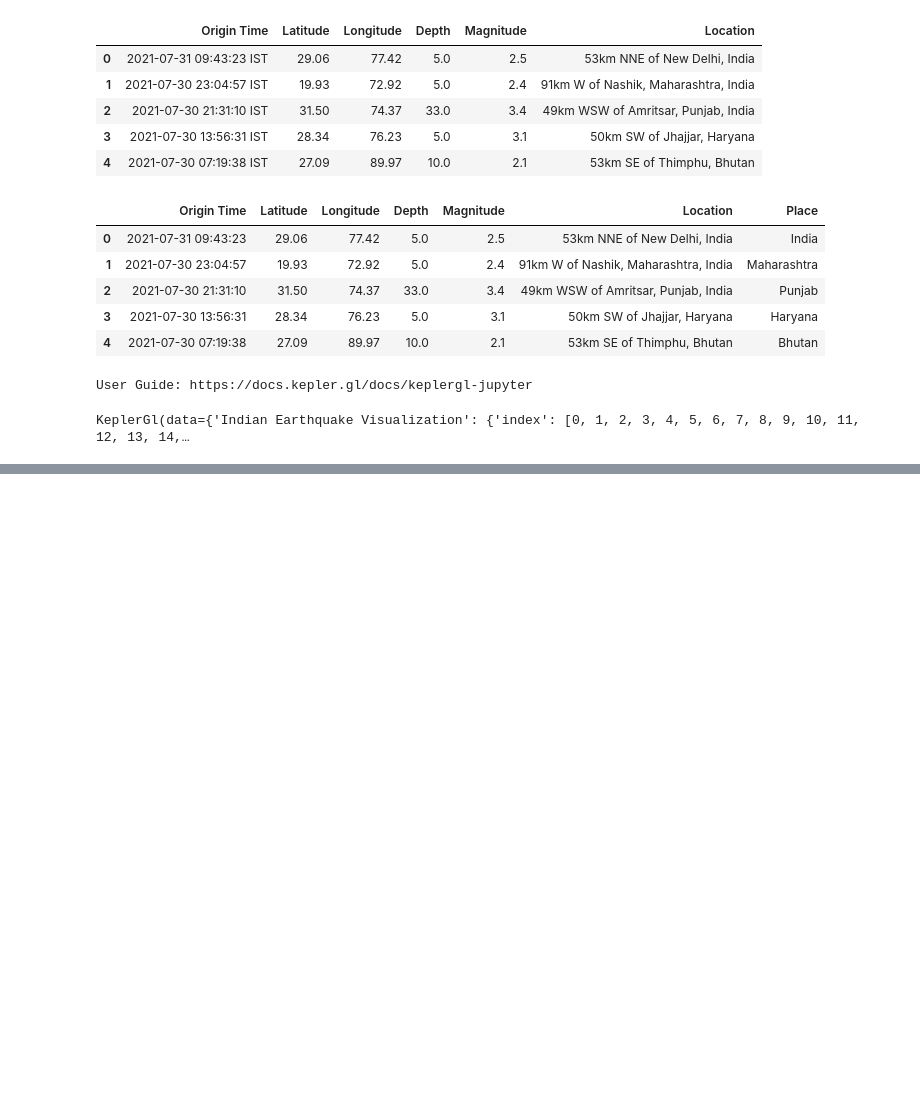
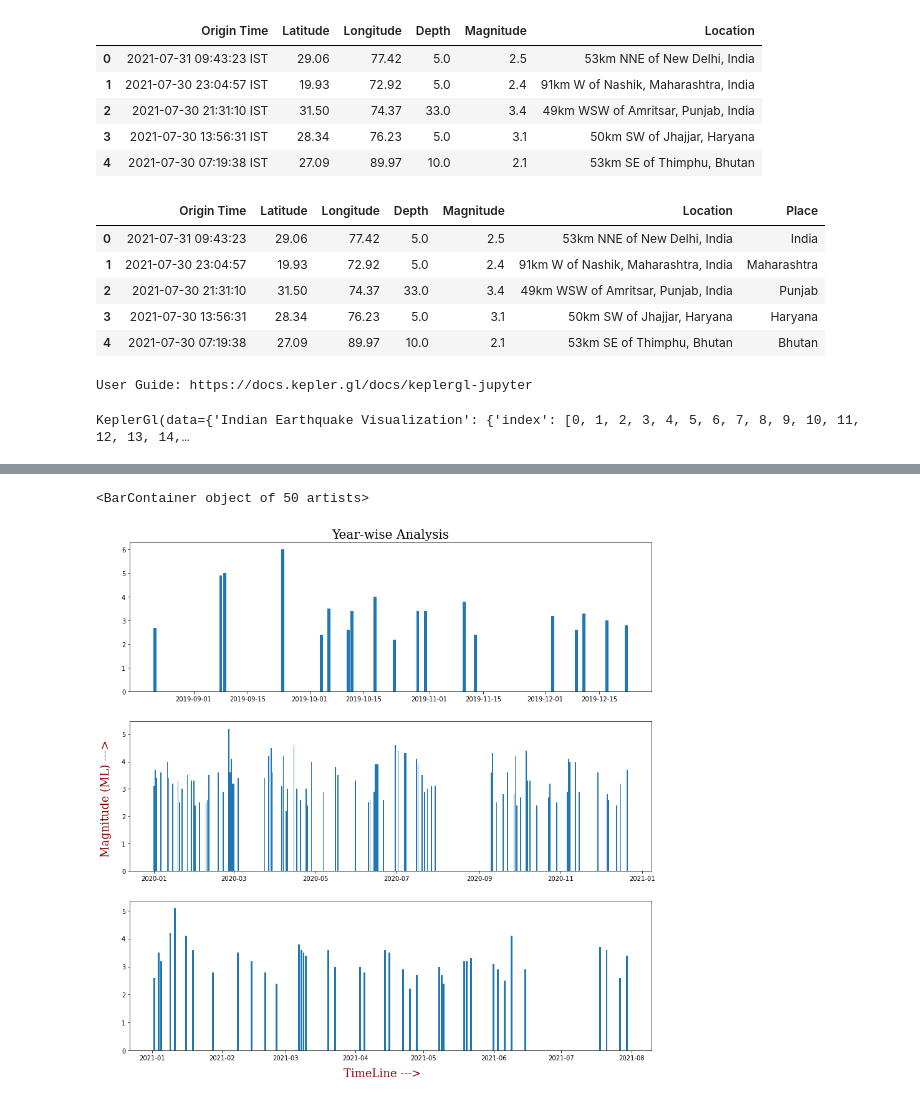
Before and after one commit to vishwaskotegar/Earthquake-Prediction, a Jupyter notebook: Visualisation.ipynb, the cells around one changed output, grey strips where cells are left out. Saved outputs shown, nothing was run; the diff lists cells and outputs as text; code cells hidden in the pictures; blank space fills up the shorter version.

```diff
--- a/Visualisation.ipynb
+++ b/Visualisation.ipynb
@@ -182,2 +189,4 @@ newData.head(5)
 # %%
-#sector0 =
+#Considering Sector0 for analysis
+sector0 = newData.query("color == 0")
+sector0
@@ -187,0 +222,40 @@ newData.head(5)
+# %%
+year20 = sector0.query("Year == 2020")
+occurance20 = pd.to_datetime(year20["Origin Time"]).dt.date
+# occurance19 = year19["Origin Time"].dt.date
+magnitude20 = year20["Magnitude"].to_list
+
+# del list
+lst = list(occurance20)
+# magnitude19
+# occurance19
+# lst
+
+# plt.figure(figsize = (10,10))
+# plt.bar(occurance20,year20["Magnitude"])
+# %%
+year21 = sector0.query("Year == 2021")
+occurance21 = pd.to_datetime(year21["Origin Time"]).dt.date
+# occurance19 = year19["Origin Time"].dt.date
+magnitude21 = year21["Magnitude"].to_list
+
+# del list
+lst = list(occurance21)
+# magnitude19
+# occurance19
+# lst
+
+# plt.figure(figsize = (10,10))
+# plt.bar(occurance21,year21["Magnitude"])
+# %%
+fig, (ax1, ax2, ax3) = plt.subplots(3,figsize = (15,15))
+# plt.figure(figsize = (10,10))
+fig.text(0.5, 0.09, 'TimeLine --->', ha='center', va='center',fontdict=label1)
+fig.text(0.09, 0.5, 'Magnitude (ML) --->', ha='center', va='center', rotation='vertical',fontdict=label1)
+ax1.set_title("Year-wise Analysis",fontdict=title1)
+ax1.bar(occurance19,year19["Magnitude"])
+ax2.bar(occurance20,year20["Magnitude"])
+ax3.bar(occurance21,year21["Magnitude"])
+# %% [output]
+<BarContainer object of 50 artists>
+[figure, added]
```
Also changed, not shown: parts of 17 cells of this notebook, 1 other file.
